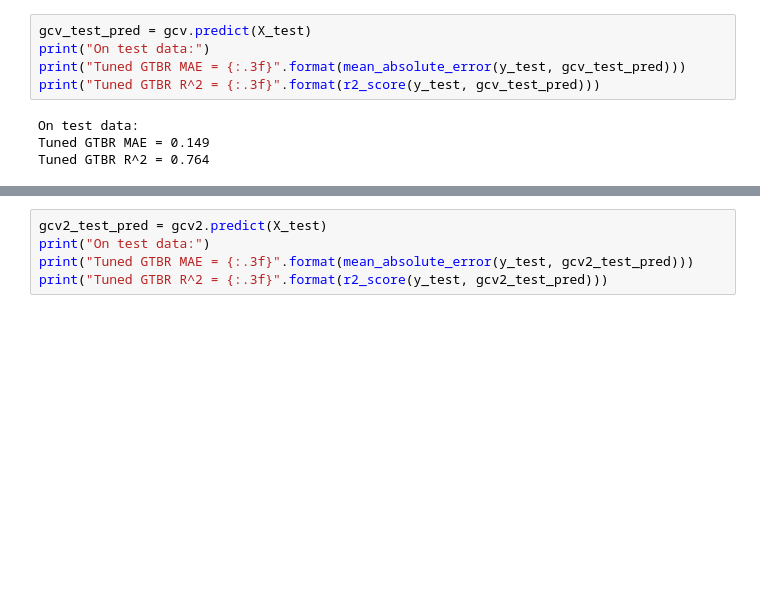
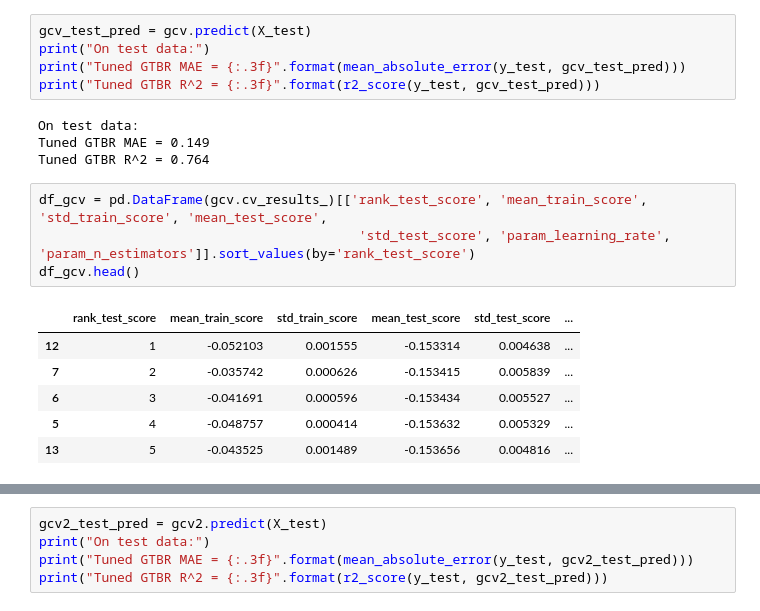
Before and after one commit to jschrein/epfl-exts-adsml-capstone-project, a Jupyter notebook: Gradient Tree Boosting.ipynb, the cells around one changed output, grey strips where cells are left out. Drawn from its saved outputs; the diff is of its cells as text; blank space fills up the shorter version.

```diff
--- a/Gradient Tree Boosting.ipynb
+++ b/Gradient Tree Boosting.ipynb
@@ -75,6 +75,17 @@ print("Tuned GTBR R^2 = {:.3f}".format(r2_score(y_test, gcv_test_pred)))
 On test data:
 Tuned GTBR MAE = 0.149
 Tuned GTBR R^2 = 0.764
+# %%
+df_gcv = pd.DataFrame(gcv.cv_results_)[['rank_test_score', 'mean_train_score', 'std_train_score', 'mean_test_score',
+                                         'std_test_score', 'param_learning_rate', 'param_n_estimators']].sort_values(by='rank_test_score')
+df_gcv.head()
+# %% [output]
+|  | rank_test_score | mean_train_score | std_train_score | mean_test_score | std_test_score | ... |
+| 12 | 1 | -0.052103 | 0.001555 | -0.153314 | 0.004638 | ... |
+| 7 | 2 | -0.035742 | 0.000626 | -0.153415 | 0.005839 | ... |
+| 6 | 3 | -0.041691 | 0.000596 | -0.153434 | 0.005527 | ... |
+| 5 | 4 | -0.048757 | 0.000414 | -0.153632 | 0.005329 | ... |
+| 13 | 5 | -0.043525 | 0.001489 | -0.153656 | 0.004816 | ... |
 # %%
 parameters2 = {
     "learning_rate": [0.09],
```
Also changed, not shown: parts of 8 cells of this notebook.
